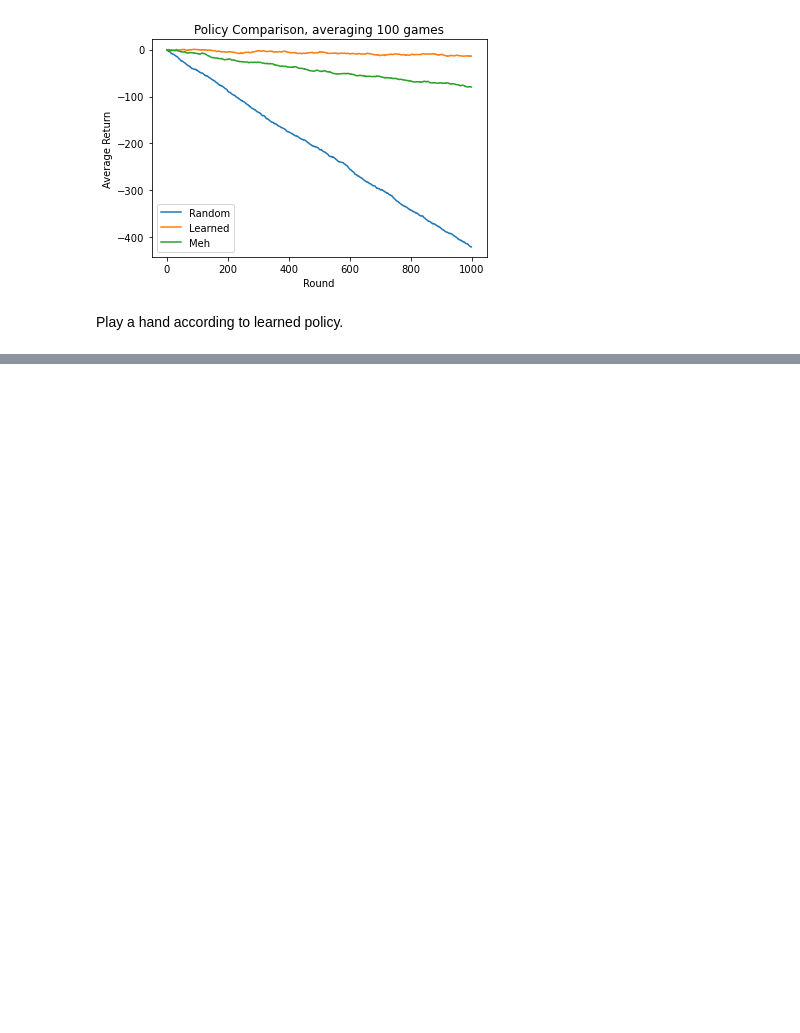
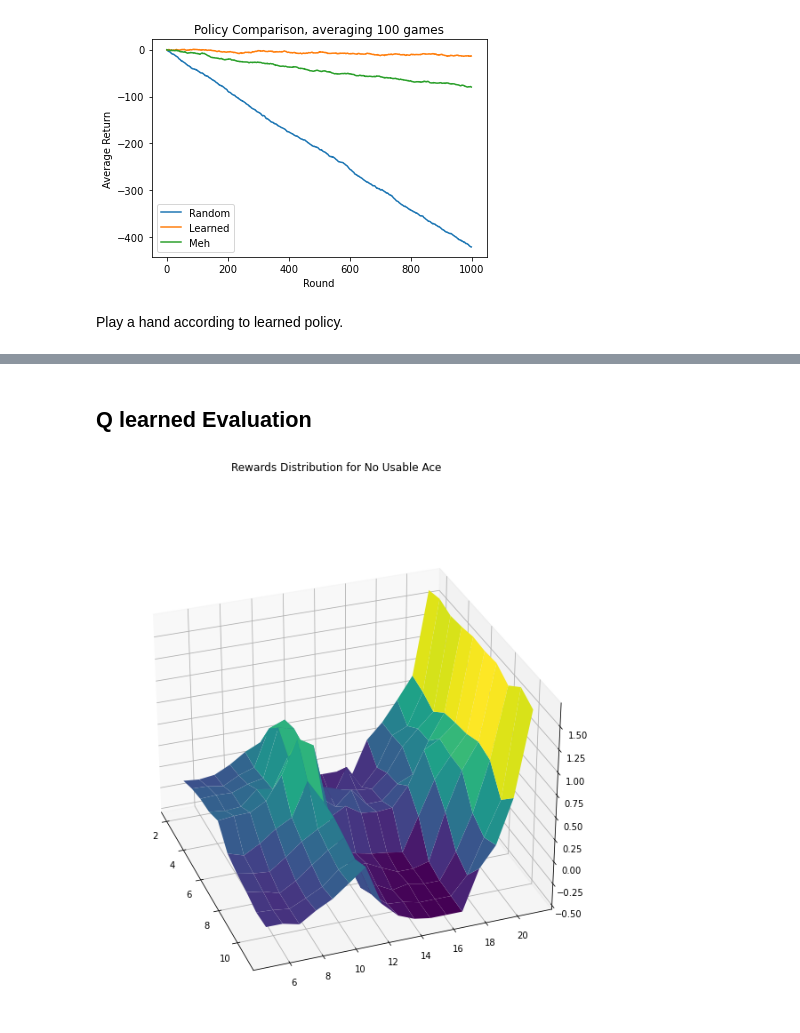
Before and after one commit to petersim1/Blackjack_RL, a Jupyter notebook: Blackjack.ipynb, the cells around one changed output, grey strips where cells are left out. Drawn from its saved outputs; the diff is of its cells as text; code cells hidden in the pictures; blank space fills up the shorter version.

Commit message:
added contour plots

```diff
--- a/Blackjack.ipynb
+++ b/Blackjack.ipynb
@@ -365 +368,34 @@ blackjack.getResults()
 ([['push']], [0])
+# %% [markdown]
+## Q learned Evaluation
+# %%
+Qlearned = np.load('Q.npy',allow_pickle=True).item()
+# %%
+fill = np.empty((3,21+1,11+1),dtype='O')
+value = np.zeros((3,21+1,11+1))
+# %%
+for k,v in Qlearned['noSplit'].items() :
+    p,h,a = k
+    fill[int(a),p,h] = max(v,key=v.get)[:2].title()
+    value[int(a),p,h] = max(v.values()) # in my case, I'm saying always choose best option (ie. P=1, all else P=0)
+#     for k1,v1 in v.items() :
+#         value[int(a),p,h] += v1*1/len(v) #equal probability of taking each action.
+
+for k,v in Qlearned['canSplit'].items() :
+    p,h,a = k
+    if not isinstance(p,int) :
+        p = 11
+    fill[2,p,h] = max(v,key=v.get)[:2].title()
+    value[2,p,h] = max(v.values()) # in my case, I'm saying always choose best option (ie. P=1, all else P=0)
+#     for k1,v1 in v.items() :
+#         value[2,p,h] += v1*1/len(v) #equal probability of taking each action.
+# %%
+noAceMesh = value[0][5:,2:]
+x,y = np.meshgrid(range(2,12),range(5,22))
+fig = plt.figure(figsize=(10,10))
+fig.suptitle('Rewards Distribution for No Usable Ace')
+ax = plt.axes(projection='3d')
+ax.plot_surface(x, y, noAceMesh, rstride=1, cstride=1,cmap='viridis', edgecolor='none')
+ax.view_init(azim=-20)
+# %% [output]
+[figure, added]
```
Also changed, not shown: parts of 9 cells of this notebook.
